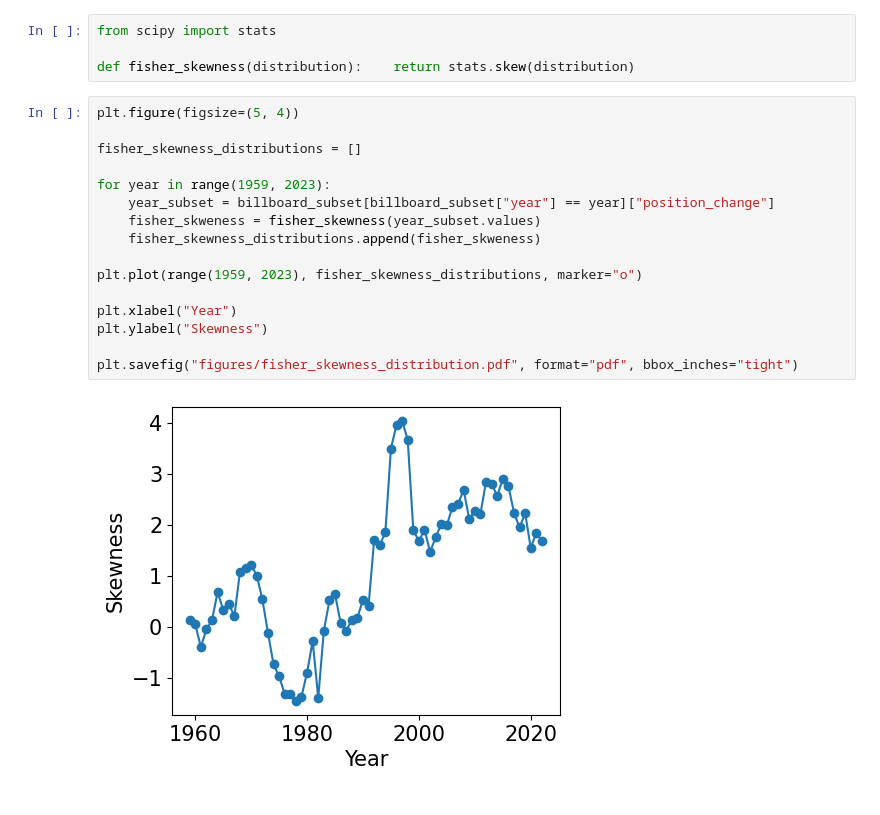
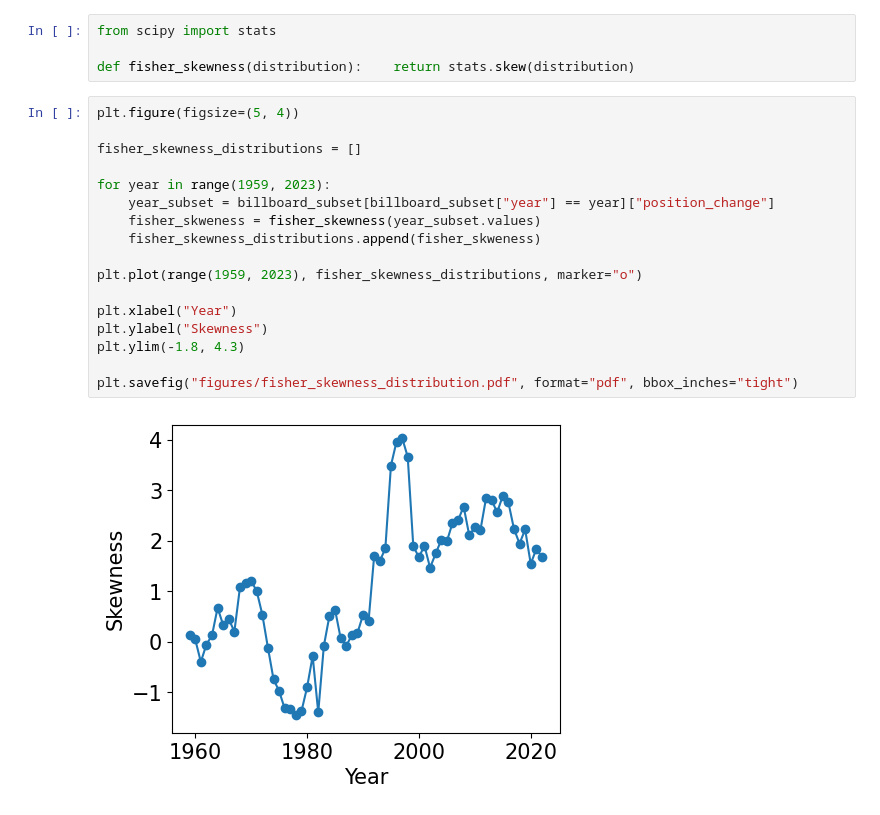
Before and after one commit to martalech/pop_charts_dynamics, a Jupyter notebook: position_change_distribution_analysis.ipynb, the cells around one changed output. Drawn from its saved outputs; the diff is of its cells as text.

```diff
--- a/position_change_distribution_analysis.ipynb
+++ b/position_change_distribution_analysis.ipynb
@@ -210,18 +210,19 @@ def fisher_skewness(distribution):    return stats.skew(distribution)
 # %%
 plt.figure(figsize=(5, 4))
 
 fisher_skewness_distributions = []
 
 for year in range(1959, 2023):
     year_subset = billboard_subset[billboard_subset["year"] == year]["position_change"]
     fisher_skweness = fisher_skewness(year_subset.values)
     fisher_skewness_distributions.append(fisher_skweness)
 
 plt.plot(range(1959, 2023), fisher_skewness_distributions, marker="o")
 
 plt.xlabel("Year")
 plt.ylabel("Skewness")
+plt.ylim(-1.8, 4.3)
 
 plt.savefig("figures/fisher_skewness_distribution.pdf", format="pdf", bbox_inches="tight")
 # %% [output]
-[figure, old version]
+[figure, new version]
```
Also changed, not shown: parts of 1 cell of this notebook, 2 other files.
